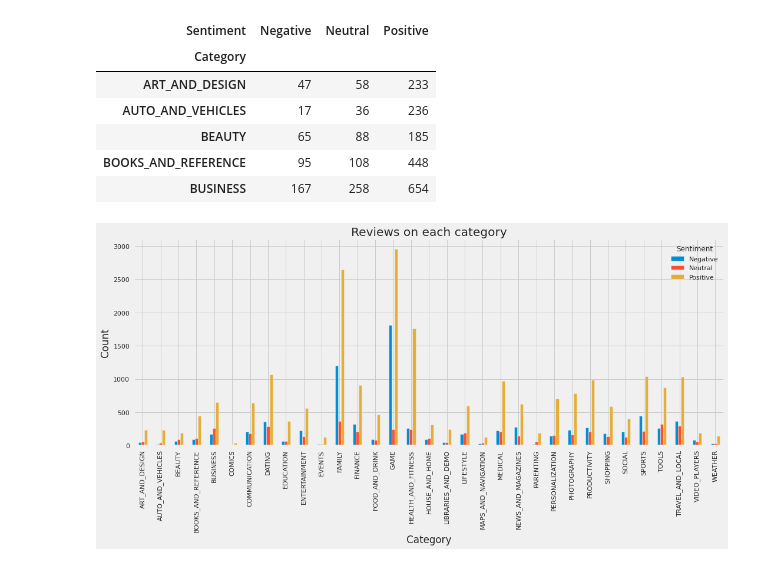
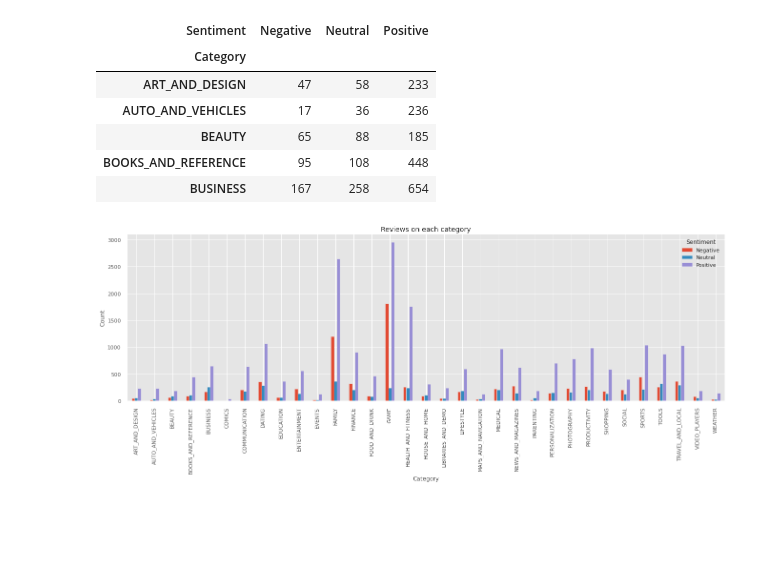
Before and after one commit to himanshu683663/Capstone_project_1_EDA_Play_Store_App_Analysis, a Jupyter notebook: Capstone_Project_(EDA)_Play_store_App_Review.ipynb, the cells around one changed output. Saved outputs shown, nothing was run; the diff lists cells and outputs as text; code cells hidden in the pictures; blank space fills up the shorter version.

```diff
--- a/Capstone_Project_(EDA)_Play_store_App_Review.ipynb
+++ b/Capstone_Project_(EDA)_Play_store_App_Review.ipynb
@@ -892,7 +898,7 @@ Neutral     13.8
 Name: Sentiment, dtype: float64
 # %%
 #Plotting a pie chart to analyse the sentiment and percentage
-plt.style.use('fivethirtyeight')
+plt.style.use('ggplot')
 plt.figure(figsize=(6,6),dpi = 70)
 percent99.plot.pie(explode=[0,0.04,0.04],shadow=True)
 plt.legend()
@@ -982,13 +988,14 @@ category_sentiment.head()
 | BOOKS_AND_REFERENCE | 95 | 108 | 448 |
 | BUSINESS | 167 | 258 | 654 |
 # %%
-plt.style.use('fivethirtyeight')
-category_sentiment.plot(kind='bar', figsize=(16,6) )
+# Overall Review on each category (positive,negative,neutral)
+plt.style.use('ggplot')
+category_sentiment.plot(kind='bar', figsize=(20,6) )
 plt.xlabel("Category")
 plt.ylabel("Count")
 plt.title("Reviews on each category")
 plt.show()
 # %% [output]
-[figure, old version]
+[figure, new version]
 # %%
 new_df['Mean Rates'] = category_sentiment['Positive'] - category_sentiment['Negative']
```
Also changed, not shown: parts of 40 cells of this notebook.
